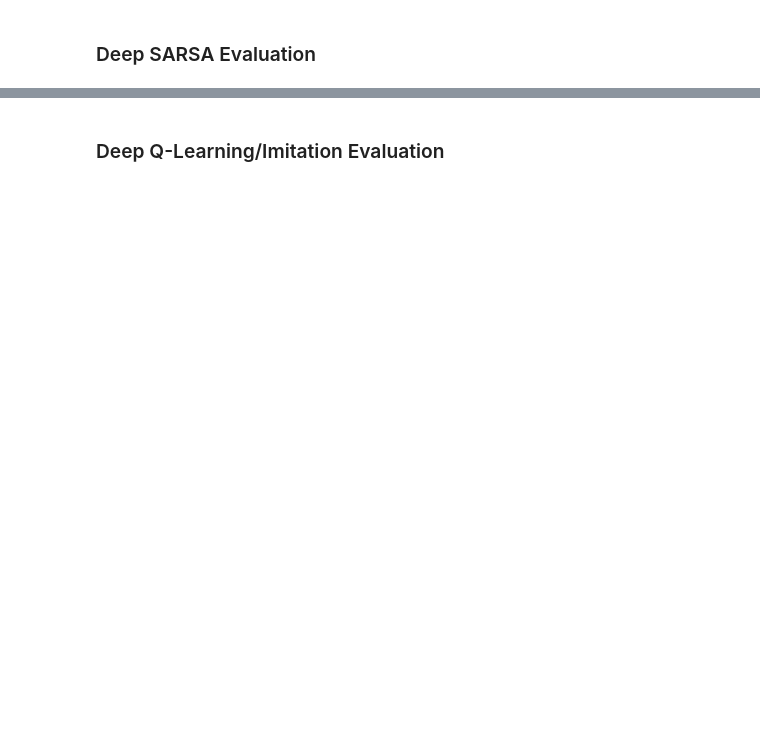
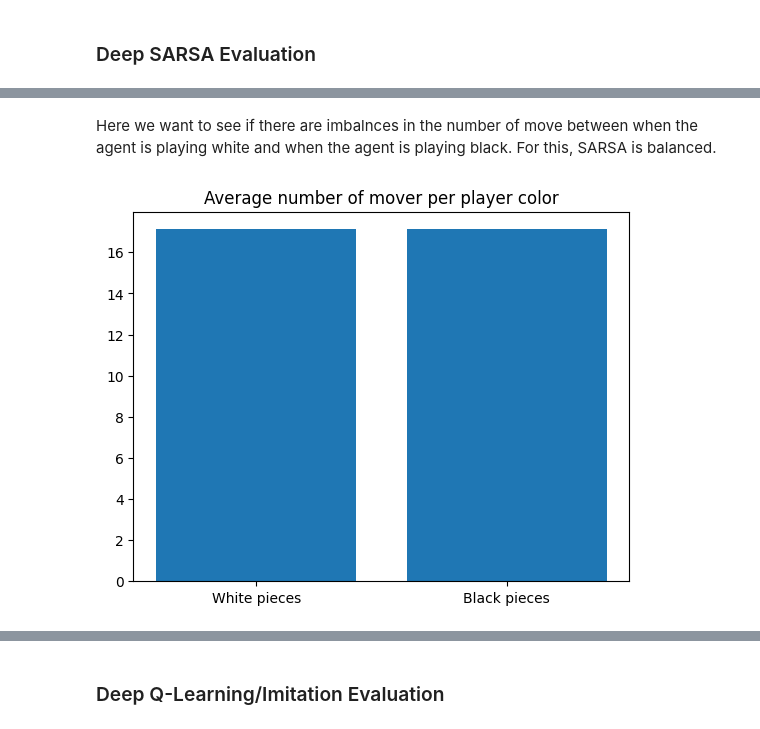
Before and after one commit to inesleonidasrocha/ChessRL23, a Jupyter notebook: RL PROJECT.ipynb, the cells around one changed output, grey strips where cells are left out. Cells and saved outputs as stored; diff of their text form; code cells hidden in the pictures; blank space fills up the shorter version.

```diff
--- a/RL PROJECT.ipynb
+++ b/RL PROJECT.ipynb
@@ -1828,0 +1947,6 @@ Number of pawn heavy games: 5
+# %% [markdown]
+Here we want to see if there are imbalnces in the number of move between when the agent is playing white and when the agent is playing black. For this, SARSA is balanced.
+# %%
+average_moves_per_player( SARSA_white_df ,SARSA_black_df )
+# %% [output]
+[figure, added]
```
Also changed, not shown: parts of 30 cells of this notebook, 1 other file.
